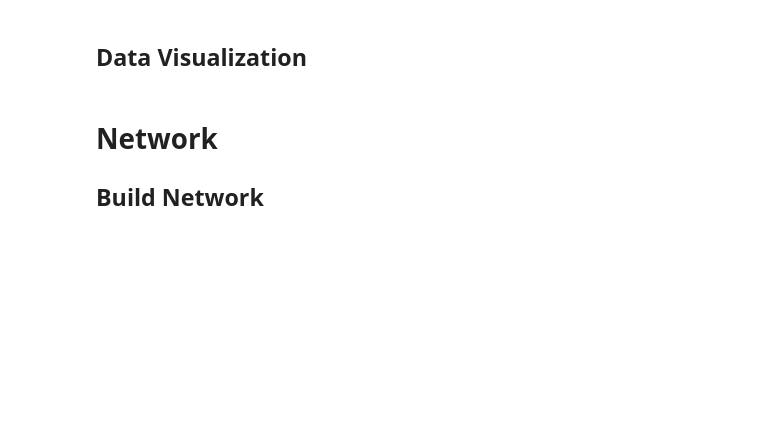
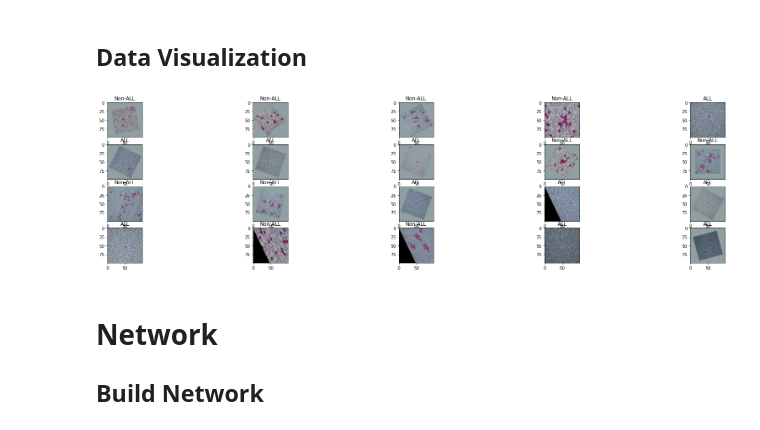
Before and after one commit to AMLResearchProject/all-arduino-nano-33-ble-sense-classifier, a Jupyter notebook: notebooks/classifier.ipynb, the cells around one changed output. Drawn from its saved outputs; the diff is of its cells as text; code cells hidden in the pictures; blank space fills up the shorter version.

Commit message:
Resolves #8 Data Processing/Analysis / Training / Converting and Documentation

```diff
--- a/notebooks/classifier.ipynb
+++ b/notebooks/classifier.ipynb
@@ -77,2 +286,29 @@ def preprocess():
+# %%
+def shuffle_data(data, labels):
+    """ Shuffles the data and labels. """
+
+    data, labels = shuffle(
+        data, labels, random_state=seed_amount)
+
+    return data, labels
+# %%
+def convert_data(data):
+    """ Converts the training data to a numpy array. """
+
+    data = np.array(data)
+    print("Augmented data shape: " + str(data.shape))
+
+    return data
+# %%
+def encode_labels(labels):
+    """ One Hot Encodes the labels. """
+
+    encoder = OneHotEncoder(categories='auto')
+
+    labels = np.reshape(labels, (-1, 1))
+    labels = encoder.fit_transform(labels).toarray()
+    print("Labels shape: " + str(labels.shape))
+
+    return labels
 # %% [markdown]
 ## Data Split
@@ -87,0 +350,6 @@ def get_split(data, labels):
+# %%
+data, labels, train_arr = preprocess()
+data, labels = shuffle_data(data, labels)
+data = convert_data(data)
+labels = encode_labels(labels)
+X_train, X_test, y_train, y_test = get_split(data, labels)
@@ -92,3 +368,14 @@ def get_split(data, labels):
+# %%
+y = np.argmax(labels, axis=-1)
+fig, ax = plt.subplots(4,5, figsize=(30,7))
+for i in range(0,20):
+    ax[i//5, i%5].imshow(data[i])
+    if y[i]==1:
+        ax[i//5, i%5].set_title("Non-ALL")
+    else:
+        ax[i//5, i%5].set_title("ALL")
+# %% [output]
+[figure, added]
 # %% [markdown]
 # Network
 ## Build Network
```
Also changed, not shown: parts of 67 cells of this notebook, 35 other files.
